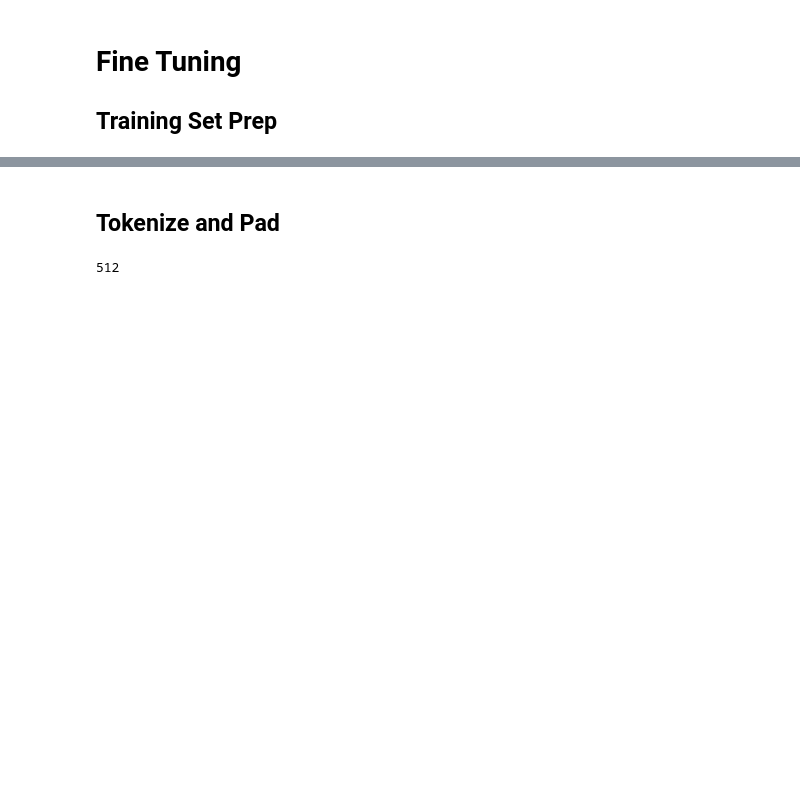
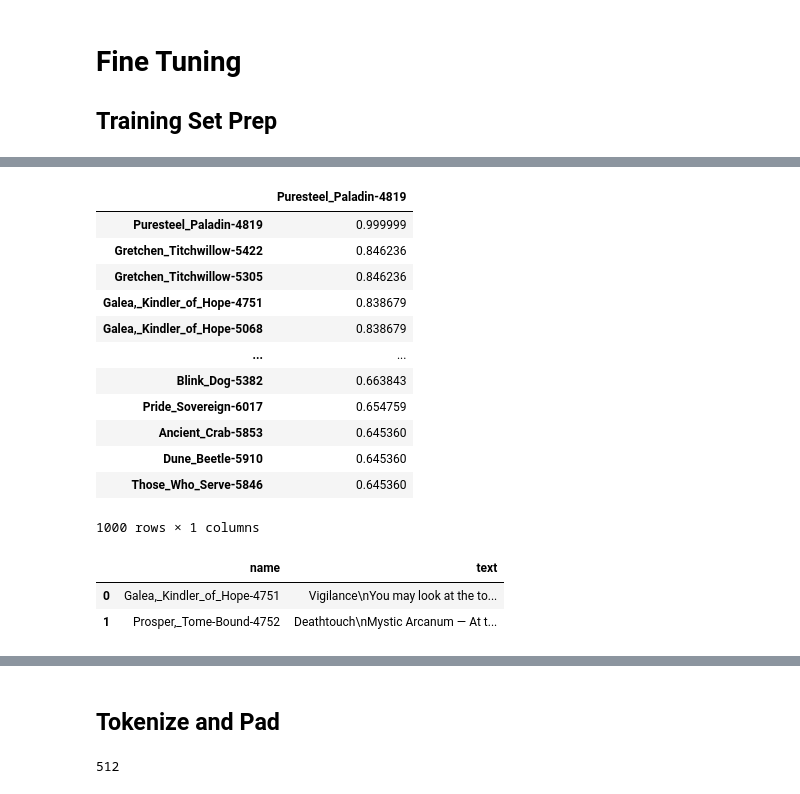
Before and after one commit to ledgerW/magicml, a Jupyter notebook: notebooks/fine_tune.ipynb, the cells around one changed output, grey strips where cells are left out. Cells and saved outputs as stored; diff of their text form; code cells hidden in the pictures; blank space fills up the shorter version.

```diff
--- a/notebooks/fine_tune.ipynb
+++ b/notebooks/fine_tune.ipynb
@@ -312,0 +144,25 @@ train_texts, val_texts, train_labels, val_labels = train_test_split(
+# %%
+sim_df\
+  [['Puresteel_Paladin-4819']]\
+  .sort_values(by='Puresteel_Paladin-4819', ascending=False)
+# %% [output]
+|  | Puresteel_Paladin-4819 |
+| Puresteel_Paladin-4819 | 0.999999 |
+| Gretchen_Titchwillow-5422 | 0.846236 |
+| Gretchen_Titchwillow-5305 | 0.846236 |
+| Galea,_Kindler_of_Hope-4751 | 0.838679 |
+| Galea,_Kindler_of_Hope-5068 | 0.838679 |
+| ... | ... |
+| Blink_Dog-5382 | 0.663843 |
+| Pride_Sovereign-6017 | 0.654759 |
+| Ancient_Crab-5853 | 0.645360 |
+| Dune_Beetle-5910 | 0.645360 |
+| Those_Who_Serve-5846 | 0.645360 |
+1000 rows × 1 columns
+# %%
+name_txt_df = pd.DataFrame({'name': cards_name, 'text': cards_txt})
+name_txt_df.head(2)
+# %% [output]
+|  | name | text |
+| 0 | Galea,_Kindler_of_Hope-4751 | Vigilance\nYou may look at the to... |
+| 1 | Prosper,_Tome-Bound-4752 | Deathtouch\nMystic Arcanum — At t... |
```
Also changed, not shown: parts of 62 cells of this notebook, 26 other files.
